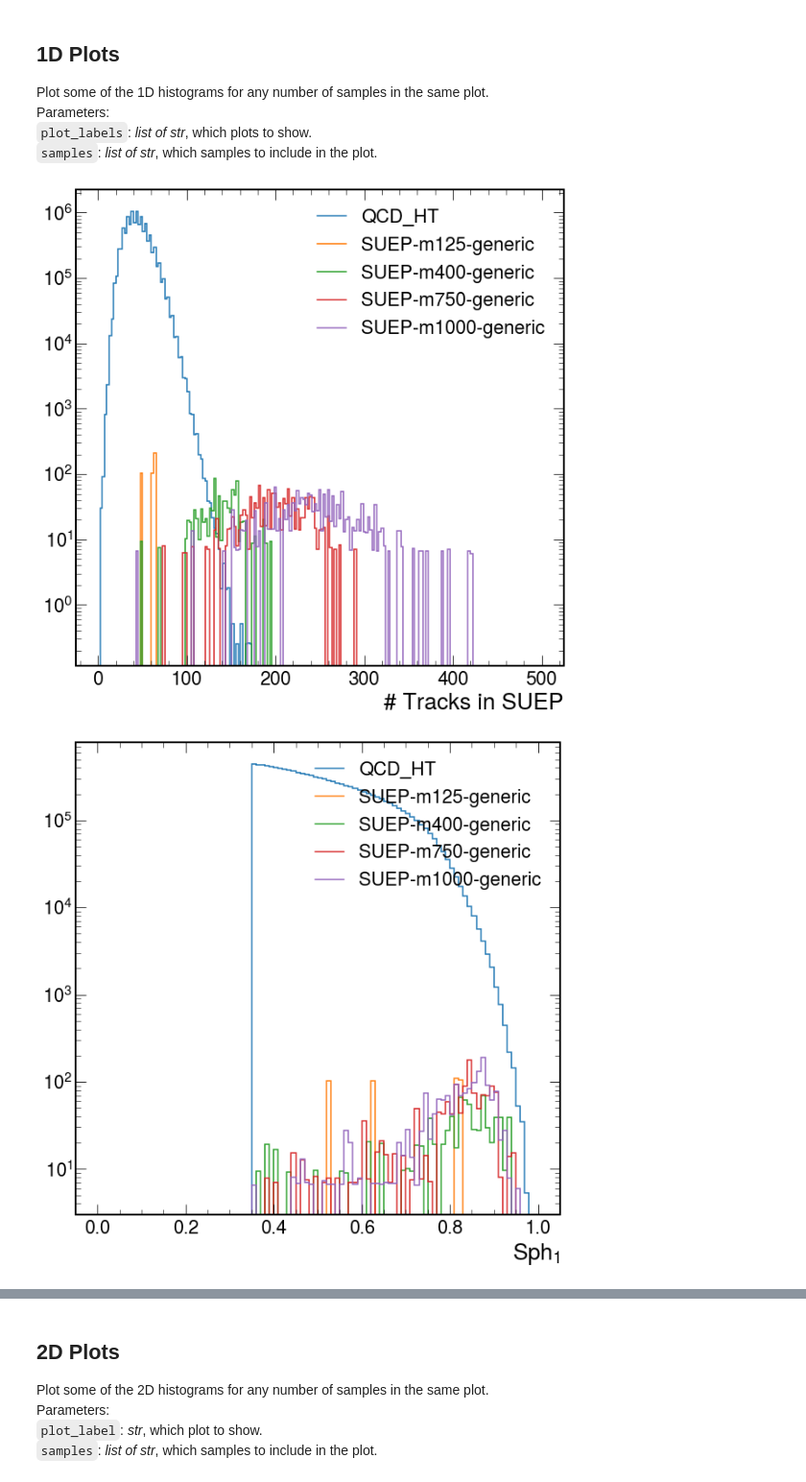
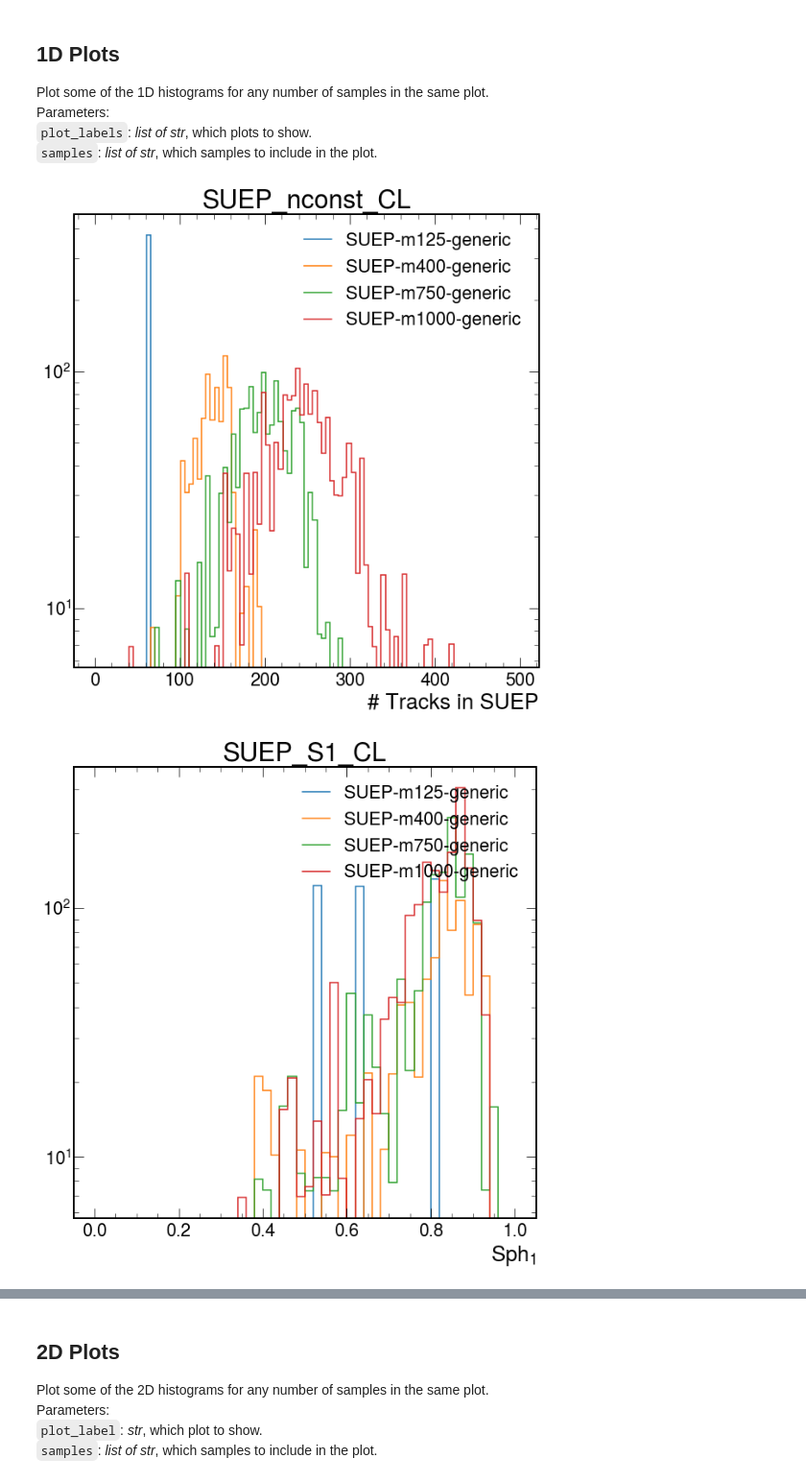
Before and after one commit to SUEPPhysics/SUEPCoffea_dask, a Jupyter notebook: plotting/plot.ipynb, the cells around one changed output, grey strips where cells are left out. Shown at 96% size. Saved outputs shown, nothing was run; the diff lists cells and outputs as text; code cells hidden in the pictures.

```diff
--- a/plotting/plot.ipynb
+++ b/plotting/plot.ipynb
@@ -25,8 +25,8 @@ matplotlib.rcParams['figure.facecolor'] = 'white'
 `infile_names`: _array of str_: full paths of .pkl files.<br>
 # %%
 # parameters
-input_label = 'nconst_S1'
-output_label = '/home/submit/lavezzo/public_html/SUEP/analysis/nconst_S1/'
+input_label = 'deltaR2'
+output_label = '/home/submit/lavezzo/public_html/SUEP/analysis/deltaR2/'
 file_ext = '.png'
 
 # input .pkl files
@@ -173,21 +177,22 @@ Parameters:<br>
 `plot_labels`: _list of str_, which plots to show.<br>
 `samples`: _list of str_, which samples to include in the plot.
 # %%
-plot_labels = ['SUEP_nconst_CL', 'SUEP_S1_CL']
-samples = ['QCD_HT']
-samples += ['SUEP-m125-generic', 'SUEP-m400-generic', 'SUEP-m750-generic', 'SUEP-m1000-generic']
+plot_labels = ['SUEP_nconst_CL', 'SUEP_S1_CL', 'SUEP_nconst_CO', 'SUEP_S1_CO']
+#samples = ['QCD_HT']
+samples = ['SUEP-m125-generic', 'SUEP-m400-generic', 'SUEP-m750-generic', 'SUEP-m1000-generic']
 
 for plot_label in plot_labels:
     for sample in samples:
-        hep.histplot(plots[sample][plot_label][::1j],
+        hep.histplot(plots[sample][plot_label][::2j],
                      yerr=False, label=sample)
 
     # plt.ylim(1e4,1e6)
     # plt.xlim(0,150)
     plt.legend()
     plt.yscale("log")
+    plt.title(plot_label)
     plt.savefig(output_label + plot_label + file_ext, bbox_inches='tight')
     plt.show()
 # %% [output]
-[figure, old version]
+[figure, new version]
-[figure, old version]
+[figure, new version]
```
Also changed, not shown: parts of 4 cells of this notebook, 2 other files.
